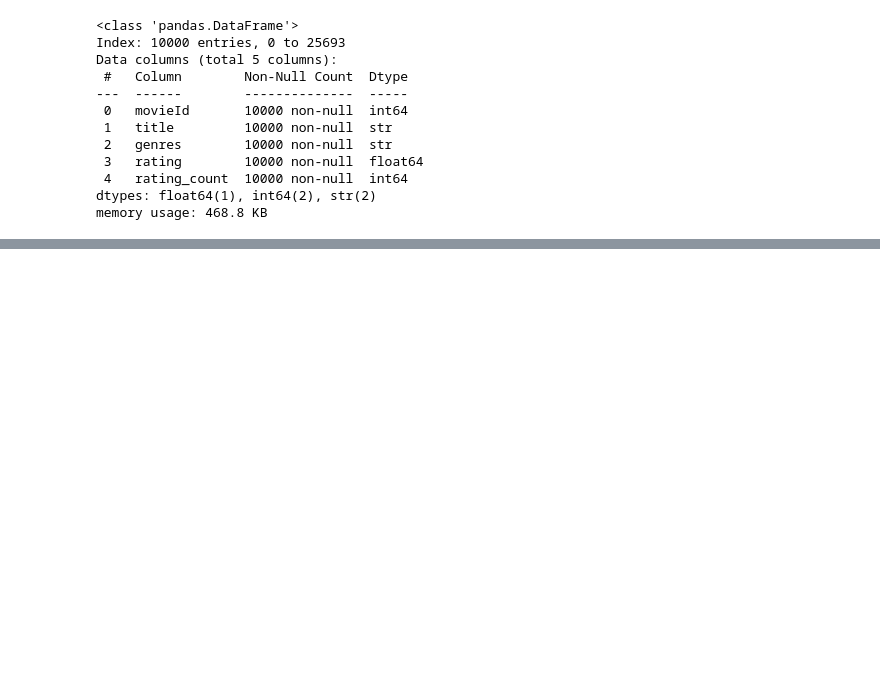
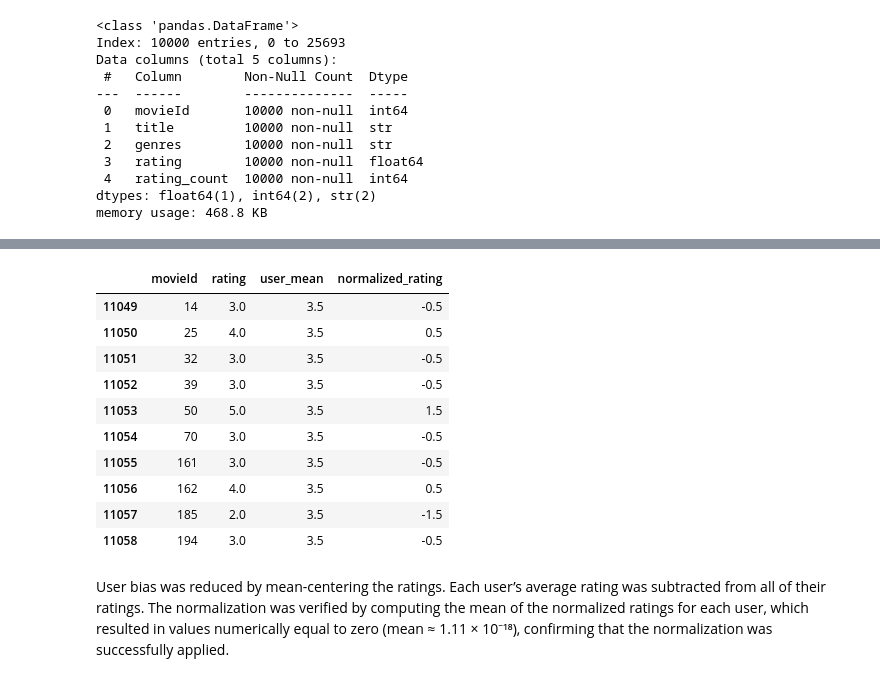
Before and after one commit to Semi-2005/movie-recommender-system, a Jupyter notebook: notebooks/eda.ipynb, the cells around one changed output, grey strips where cells are left out. Drawn from its saved outputs; the diff is of its cells as text; code cells hidden in the pictures; blank space fills up the shorter version.

```diff
--- a/notebooks/eda.ipynb
+++ b/notebooks/eda.ipynb
@@ -219,0 +305,11 @@ filtered_popularity_df.to_csv("../data/processed/movie_features.csv", index=Fals
+# %%
+# Inactive Users
+inactive_users = user_rating_count[user_rating_count <= 30].index
+
+# Filter out inactive users from the rating data
+df_rating_filtered = df_rating[
+    ~df_rating["userId"].isin(inactive_users)
+]
+
+print("Eski veri boyutu :", df_rating.shape)
+print("Yeni veri boyutu :", df_rating_filtered.shape)
@@ -219,0 +319,9 @@ filtered_popularity_df.to_csv("../data/processed/movie_features.csv", index=Fals
+# %%
+user_mean = df_rating_filtered.groupby("userId")["rating"].mean()
+# %%
+df_rating_filtered["user_mean"] = df_rating_filtered["userId"].map(user_mean)
+# %%
+df_rating_filtered["normalized_rating"] = (
+    df_rating_filtered["rating"] -
+    df_rating_filtered["user_mean"]
+)
@@ -219,0 +358,22 @@ filtered_popularity_df.to_csv("../data/processed/movie_features.csv", index=Fals
+# %%
+user = 100
+
+df_rating_filtered[df_rating_filtered["userId"] == user][
+
+    ["movieId", "rating", "user_mean", "normalized_rating"]
+
+].head(10)
+# %% [output]
+|  | movieId | rating | user_mean | normalized_rating |
+| 11049 | 14 | 3.0 | 3.5 | -0.5 |
+| 11050 | 25 | 4.0 | 3.5 | 0.5 |
+| 11051 | 32 | 3.0 | 3.5 | -0.5 |
+| 11052 | 39 | 3.0 | 3.5 | -0.5 |
+| 11053 | 50 | 5.0 | 3.5 | 1.5 |
+| 11054 | 70 | 3.0 | 3.5 | -0.5 |
+| 11055 | 161 | 3.0 | 3.5 | -0.5 |
+| 11056 | 162 | 4.0 | 3.5 | 0.5 |
+| 11057 | 185 | 2.0 | 3.5 | -1.5 |
+| 11058 | 194 | 3.0 | 3.5 | -0.5 |
+# %% [markdown]
+User bias was reduced by mean-centering the ratings. Each user’s average rating was subtracted from all of their ratings. The normalization was verified by computing the mean of the normalized ratings for each user, which resulted in values numerically equal to zero (mean ≈ 1.11 × 10⁻¹⁸), confirming that the normalization was successfully applied.
```
Also changed, not shown: parts of 21 cells of this notebook.
